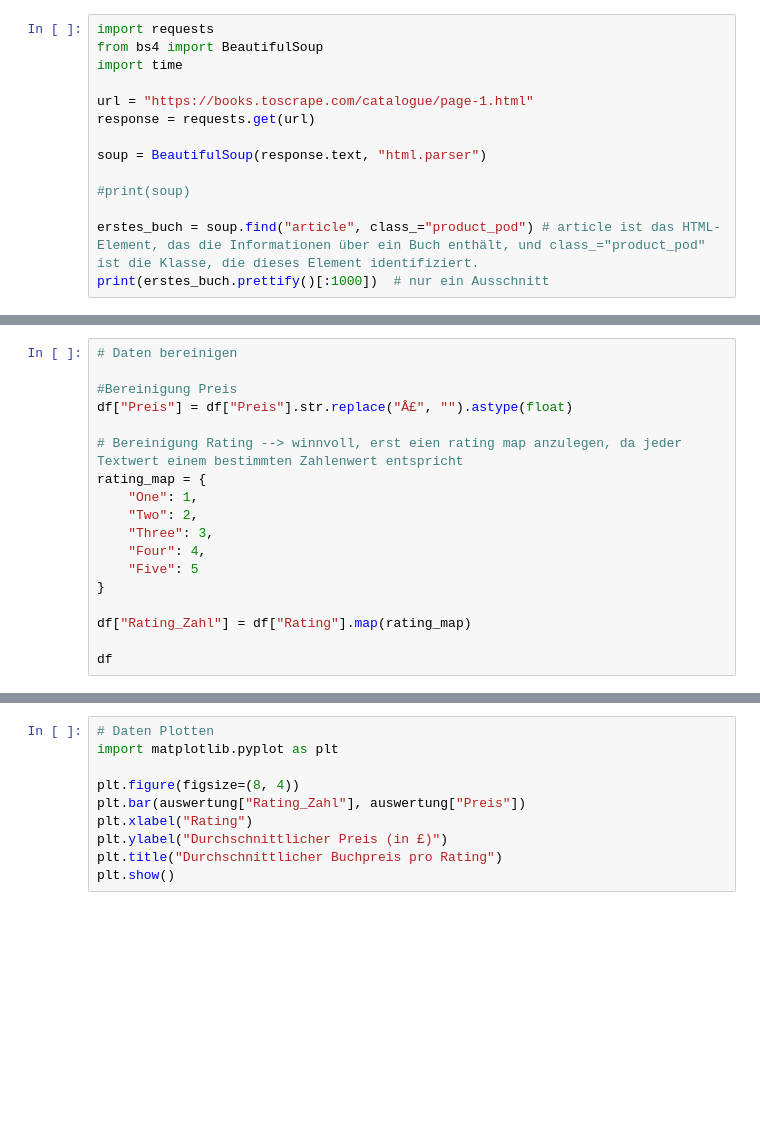
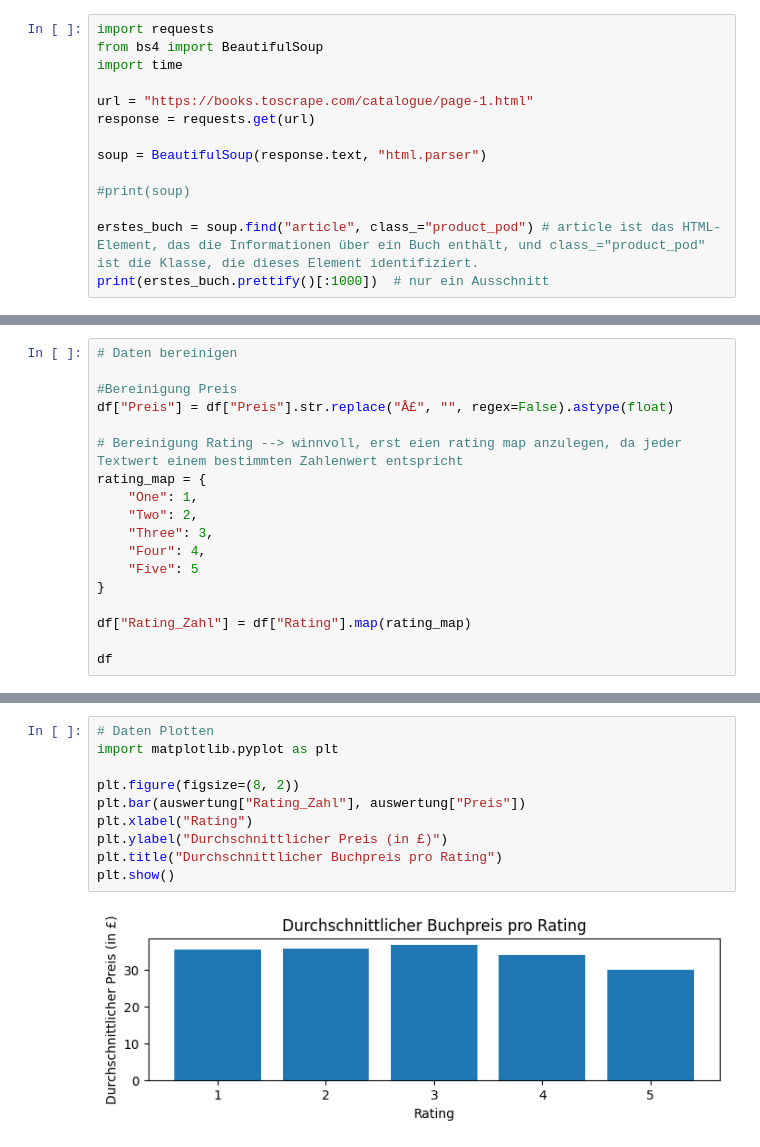
Before and after one commit to Sebastian-Bischoff-Uni/AI_for_lawyers, a Jupyter notebook: 01_python_basics/08_Python_Libraries.ipynb, the cells around one changed output, grey strips where cells are left out. Cells and saved outputs as stored; diff of their text form; blank space fills up the shorter version.

```diff
--- a/01_python_basics/08_Python_Libraries.ipynb
+++ b/01_python_basics/08_Python_Libraries.ipynb
@@ -65,7 +103,7 @@ df
 # Daten bereinigen
 
 #Bereinigung Preis
-df["Preis"] = df["Preis"].str.replace("Â£", "").astype(float)
+df["Preis"] = df["Preis"].str.replace("Â£", "", regex=False).astype(float)
 
 # Bereinigung Rating --> winnvoll, erst eien rating map anzulegen, da jeder Textwert einem bestimmten Zahlenwert entspricht
 rating_map = {
@@ -86,10 +145,12 @@ auswertung
 # %%
 # Daten Plotten
 import matplotlib.pyplot as plt
 
-plt.figure(figsize=(8, 4))
+plt.figure(figsize=(8, 2))
 plt.bar(auswertung["Rating_Zahl"], auswertung["Preis"])
 plt.xlabel("Rating")
 plt.ylabel("Durchschnittlicher Preis (in £)")
 plt.title("Durchschnittlicher Buchpreis pro Rating")
 plt.show()
+# %% [output]
+[figure, added]
```
Also changed, not shown: parts of 5 cells of this notebook, 7 other files.
